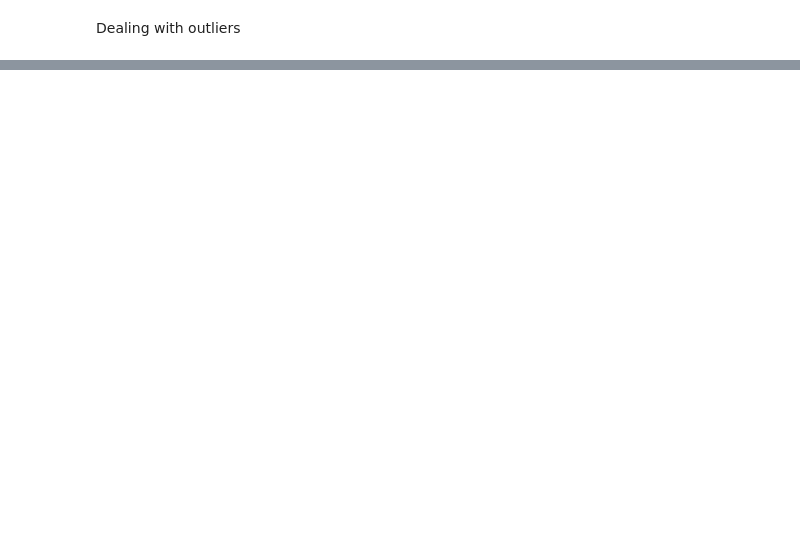
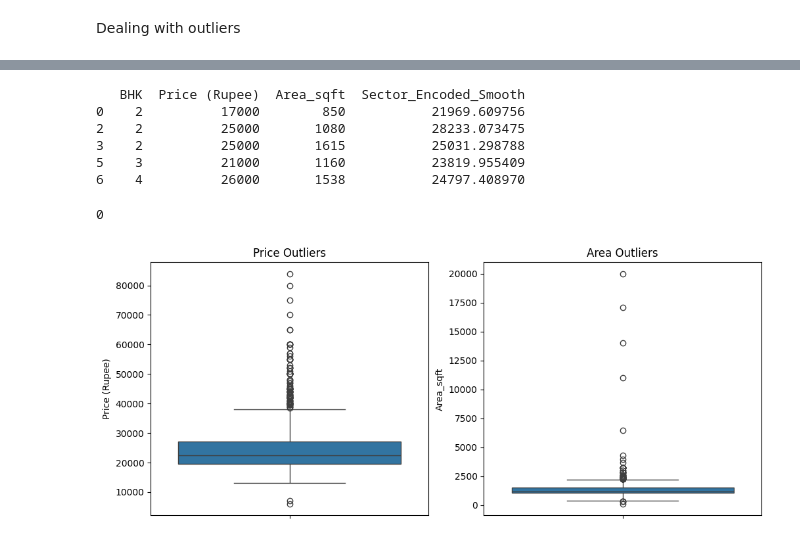
Before and after one commit to SinghNitin-0703/House_Rent_prediction_based_scraped_data, a Jupyter notebook: Gr.Noida House Price Prediction.ipynb, the cells around one changed output, grey strips where cells are left out. Saved outputs shown, nothing was run; the diff lists cells and outputs as text; code cells hidden in the pictures; blank space fills up the shorter version.

Commit message:
Add/update notebook: Gr.Noida House Price Prediction

```diff
--- a/Gr.Noida House Price Prediction.ipynb
+++ b/Gr.Noida House Price Prediction.ipynb
@@ -451,0 +253,17 @@ X_train.head()
+# %%
+# Calculate global average price
+global_mean = df['Price (Rupee)'].mean()
+
+# Calculate count and mean for each sector
+agg = df.groupby('Sector')['Price (Rupee)'].agg(['count', 'mean'])
+counts = agg['count']
+means = agg['mean']
+
+# Smoothing factor (m): higher means more reliance on the global average
+m = 10
+
+# Formula: (count * mean + m * global_mean) / (count + m)
+smooth_means = (counts * means + m * global_mean) / (counts + m)
+
+# Map the smoothed means
+df['Sector_Encoded_Smooth'] = df['Sector'].map(smooth_means)
@@ -451,0 +279,35 @@ X_train.head()
+# %%
+# Drop the original categorical column
+df = df.drop(columns=['Sector'])
+
+# Check the first few rows to ensure only numeric columns remain
+print(df.head())
+# %% [output]
+   BHK  Price (Rupee)  Area_sqft  Sector_Encoded_Smooth
+0    2          17000        850           21969.609756
+2    2          25000       1080           28233.073475
+3    2          25000       1615           25031.298788
+5    3          21000       1160           23819.955409
+6    4          26000       1538           24797.408970
+# %%
+df['Sector_Encoded_Smooth'].isnull().sum()
+# %% [output]
+0
+# %%
+import seaborn as sns
+import matplotlib.pyplot as plt
+
+# Check outliers for Price and Area side-by-side
+plt.figure(figsize=(12, 5))
+
+plt.subplot(1, 2, 1)
+sns.boxplot(data=df, y='Price (Rupee)')
+plt.title('Price Outliers')
+
+plt.subplot(1, 2, 2)
+sns.boxplot(data=df, y='Area_sqft')
+plt.title('Area Outliers')
+
+plt.show()
+# %% [output]
+[figure, added]
```
Also changed, not shown: parts of 23 cells of this notebook.
